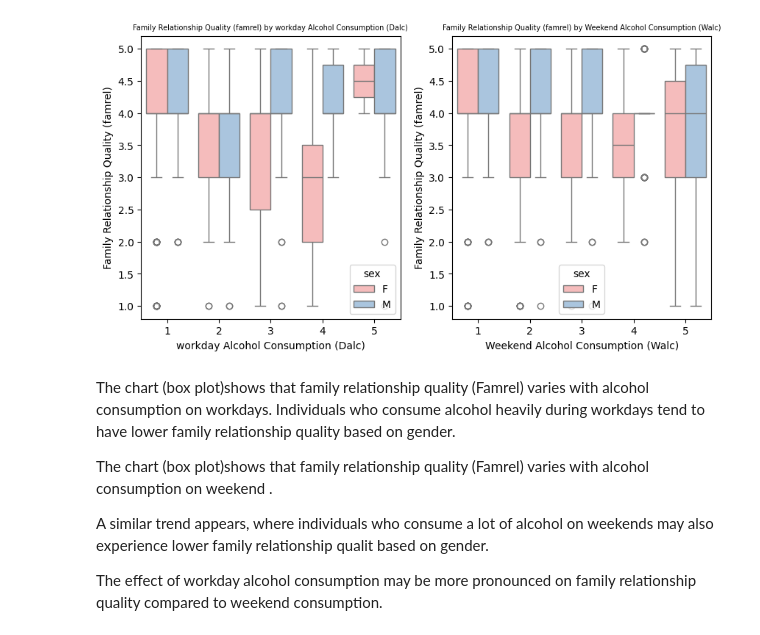
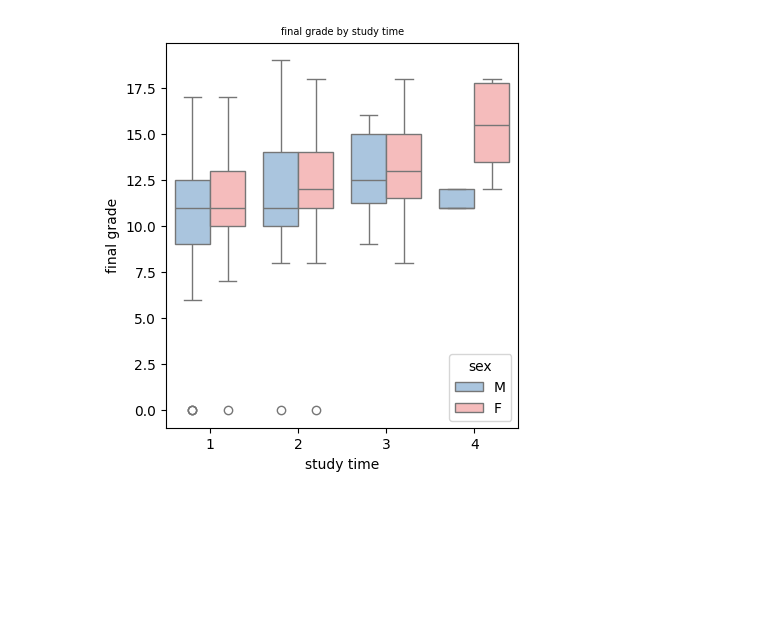
Before and after one commit to iraseel74/mining-project, a Jupyter notebook: Phase2.ipynb, the cells around one changed output. Drawn from its saved outputs; the diff is of its cells as text; code cells hidden in the pictures; blank space fills up the shorter version.

```diff
--- a/Phase2.ipynb
+++ b/Phase2.ipynb
@@ -59,30 +53,15 @@ plt.show()
 # %%
 import seaborn as sns
 import matplotlib.pyplot as plt
-data = pd.read_csv('student-por.csv')
+data = pd.read_csv('student_sample.csv')
 
 plt.figure(figsize=(10, 5))
 
 plt.subplot(1, 2, 1)
-sns.boxplot(x='Dalc', y='famrel', data=data, palette=custom_palette, hue='sex')
-plt.title('Family Relationship Quality (famrel) by workday Alcohol Consumption (Dalc)', fontsize=7)
-plt.xlabel('workday Alcohol Consumption (Dalc)')
-plt.ylabel('Family Relationship Quality (famrel)')
-
-plt.subplot(1, 2, 2)
-sns.boxplot(x='Walc', y='famrel', data=data, palette=custom_palette, hue='sex')
-plt.title('Family Relationship Quality (famrel) by Weekend Alcohol Consumption (Walc)', fontsize=7)
-plt.xlabel('Weekend Alcohol Consumption (Walc)')
-plt.ylabel('Family Relationship Quality (famrel)')
+sns.boxplot(x='studytime', y='G3', data=data, palette=custom_palette, hue='sex')
+plt.title('final grade by study time', fontsize=7)
+plt.xlabel('study time')
+plt.ylabel('final grade')
 plt.show()
 # %% [output]
-[figure, old version]
+[figure, new version]
-# %% [markdown]
-The chart (box plot)shows that family relationship quality (Famrel) varies with alcohol consumption on workdays.
-Individuals who consume alcohol heavily during workdays tend to have lower family relationship quality based on gender.
-
-The chart (box plot)shows that family relationship quality (Famrel) varies with alcohol consumption on weekend .
-
- A similar trend appears, where individuals who consume a lot of alcohol on weekends may also experience lower family relationship qualit based on gender.
-
-The effect of workday alcohol consumption may be more pronounced on family relationship quality compared to weekend consumption.
```
Also changed, not shown: parts of 34 cells of this notebook.
